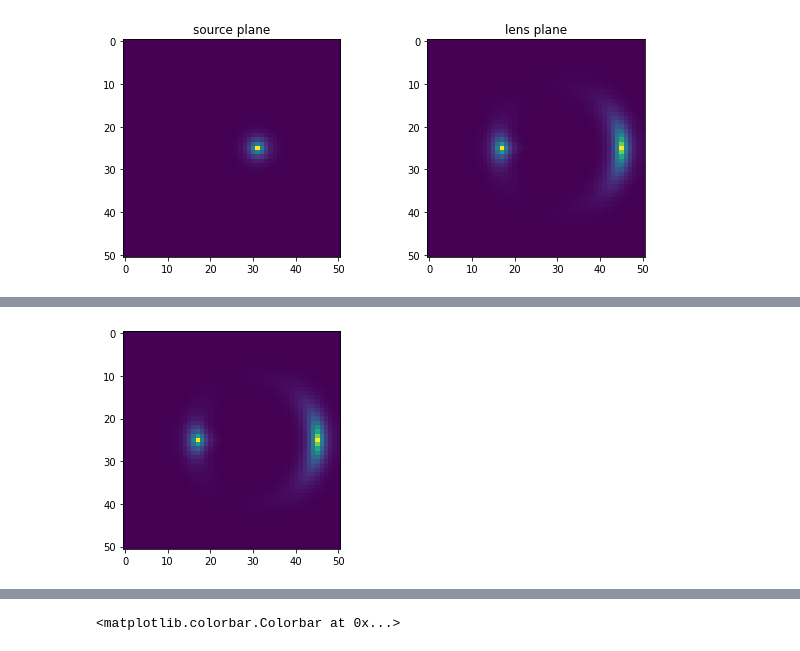
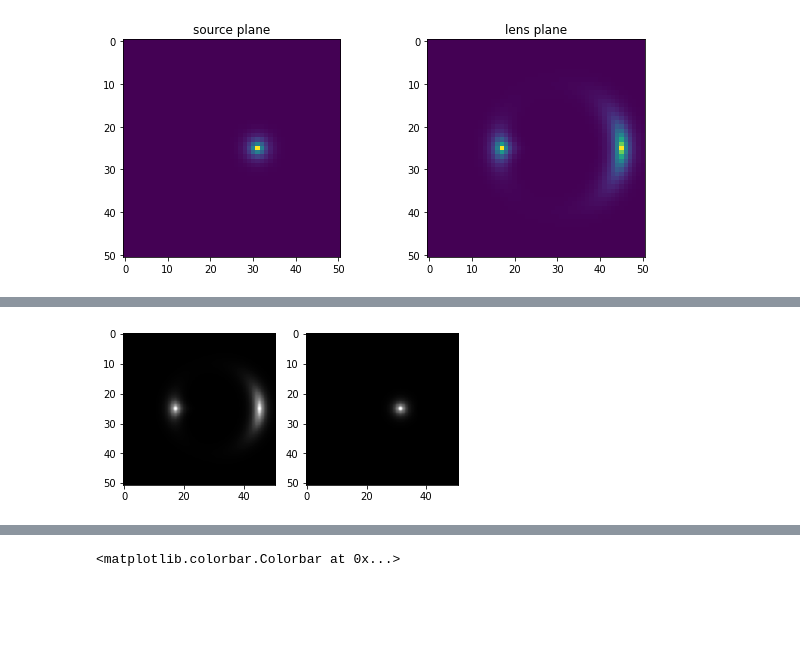
Before and after one commit to giga-lens/gigalens, a Jupyter notebook: jax-demo-dev-sim-only_SIS.ipynb, the cells around one changed output, grey strips where cells are left out. Saved outputs shown, nothing was run; the diff lists cells and outputs as text; code cells hidden in the pictures; blank space fills up the shorter version.

Commit message:
use skimage transform

```diff
--- a/jax-demo-dev-sim-only_SIS.ipynb
+++ b/jax-demo-dev-sim-only_SIS.ipynb
@@ -562,6 +562,8 @@ ax2.set_title('lens plane')
 # %% [output]
 Text(0.5, 1.0, 'lens plane')
 [figure]
+# %%
+lensed = np.squeeze(lensed_srcimg)
 # %%
 '''
 After dinner, 9/24/22
@@ -600,2 +598,79 @@ dir(xphys_model.lenses[0][0])
 # %%
+'''
+Breakout Solution: Fisheye distortion
+
+One can shift the "center" to have different parts of the face be at
+the center of the final image.
+
+One can obviously shift the different parameters in the r
+equation to enhance or reduce the effect.
+
+
+'''
+
+from skimage import transform, data, io
+import matplotlib.image as mpimg
+import matplotlib.cm as cm
+
+import numpy as np
+import matplotlib.pyplot as plt
+
+
+home = os.path.expanduser('~')
+path = home + '/USF-Teaching-repos/PHYS301/CompPhys-I/code/ipy_notebboks/images/'
+
+astro = mpimg.imread(path + 'astronaut.png')
+astr = astro[:, :, 0]
+
+
+def fisheye(xy):
+#     center = np.mean(xy, axis=0)
+    center = np.sqrt(xy.shape[0])/2
+    xc, yc = (xy - center).T
+
+    # Polar coordinates
+    r = np.sqrt(xc**2 + yc**2)
+    theta = np.arctan2(yc, xc)
+    # This works, but not very intuitive
+    # an alternative (using Taylor expansion of the exponential function)
+    # note scale = 1, (a0, a1, a2, a3, a4,...) = (0, 1, 0, 0, 0,...)
+    # corresponds to no transformation
+    # Now try scale = 1, (a0, a1, a2, a3, a4, ...) = (0, 1, 0.01, 0.001, 0, ...)
+    # Then you can set scale = 0.02 to get a decent FOV
+    scale = .005  # or try 0.005
+    a0 = 0
+    a1 = 1
+    a2 = 1  # 0.01
+    a3 = 0  #0.001
+#     r = scale * 0.8 * np.exp(r**(1/2.1) / 1.8)
+
+    r = scale*(a0 + a1*r + a2*r**2 + a3*r**3)
+
+    return np.column_stack((r * np.cos(theta), r * np.sin(theta))) + center
+
+
+def delensing(xy):
+    center = np.sqrt(xy.shape[0])//2
+    print(center, xy.shape)
+    xc, yc = (xy - center).T
+
+    r = np.sqrt(xc**2 + yc**2)
+    theta = np.arctan2(yc, xc)
+
+    xnew = xc + theta_E_pix*np.cos(theta)
+    ynew = yc + theta_E_pix*np.sin(theta)
+
+    return np.column_stack((xnew, ynew)) + center
+
+
+# out = transform.warp(astr, fisheye)
+# f, (ax0, ax1) = plt.subplots(1, 2, subplot_kw=dict(xticks=[], yticks=[]))
+# ax0.imshow(astr, cmap=cm.Greys_r)
+# ax1.imshow(out, cmap=cm.Greys_r)
+
+
+delens = transform.warp(lensed, delensing)
+f, (ax0, ax1) = plt.subplots(1, 2) # subplot_kw=dict(xticks=[], yticks=[]))
+ax0.imshow(lensed, cmap=cm.Greys_r)
+ax1.imshow(delens, cmap=cm.Greys_r)
 # %% [output]
@@ -603,2 +679,2 @@ dir(xphys_model.lenses[0][0])
-[figure, old version]
+[figure, new version]
 # %%
```
Also changed, not shown: parts of 7 cells of this notebook.
